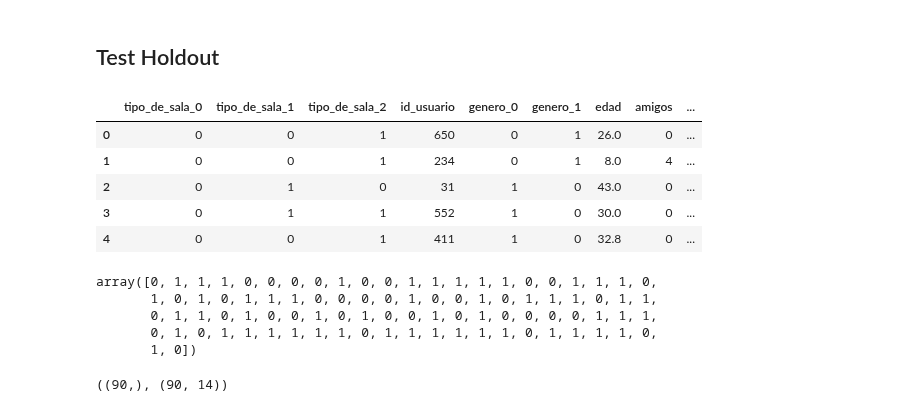
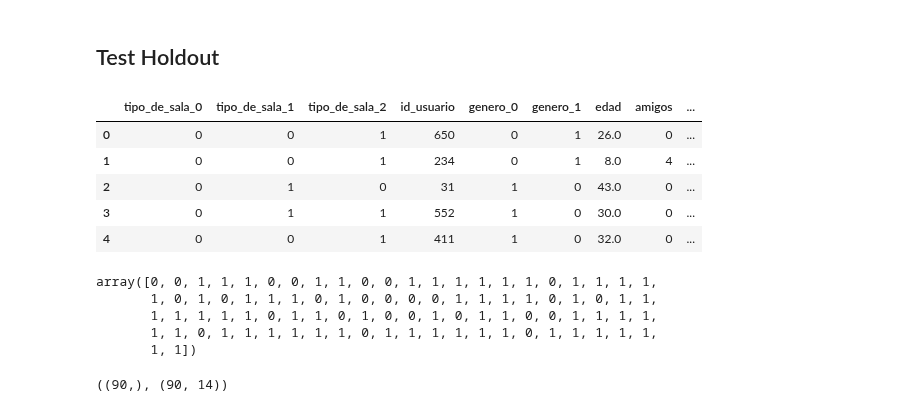
Before and after one commit to JuanOpizzi/Datos-2020-2c, a Jupyter notebook: TP2/bagging.ipynb, the cells around one changed output. Drawn from its saved outputs; the diff is of its cells as text; code cells hidden in the pictures.

```diff
--- a/TP2/GradientBoosting.ipynb
+++ b/TP2/bagging.ipynb
@@ -180,26 +199,26 @@ plot_confusion_matrix(y_test, boosting.predict(X_test))
 holdout = 'https://drive.google.com/uc?export=download&id=1I980-_K9iOucJO26SG5_M8RELOQ5VB6A'
 # %%
 df_h = generate_holdout_dataset(holdout)
-df_h = replace_nulls_edad(df_h, 'media')
+df_h = replace_nulls_edad(df_h, 'mediana')
 df_h = encodear_atributos_categoricos(df_h)
 df_h = df_h.drop(['volveria'], axis=1)
 df_h.head()
 # %% [output]
 |  | tipo_de_sala_0 | tipo_de_sala_1 | tipo_de_sala_2 | id_usuario | genero_0 | genero_1 | edad | amigos | ... |
 | 0 | 0 | 0 | 1 | 650 | 0 | 1 | 26.0 | 0 | ... |
 | 1 | 0 | 0 | 1 | 234 | 0 | 1 | 8.0 | 4 | ... |
 | 2 | 0 | 1 | 0 | 31 | 1 | 0 | 43.0 | 0 | ... |
 | 3 | 0 | 1 | 1 | 552 | 1 | 0 | 30.0 | 0 | ... |
-| 4 | 0 | 0 | 1 | 411 | 1 | 0 | 32.8 | 0 | ... |
+| 4 | 0 | 0 | 1 | 411 | 1 | 0 | 32.0 | 0 | ... |
 # %%
-y_pred = boosting.predict(df_h)
+y_pred = bagging.predict(df_h)
 y_pred
 # %% [output]
-array([0, 1, 1, 1, 0, 0, 0, 0, 1, 0, 0, 1, 1, 1, 1, 1, 0, 0, 1, 1, 1, 0,
-       1, 0, 1, 0, 1, 1, 1, 0, 0, 0, 0, 1, 0, 0, 1, 0, 1, 1, 1, 0, 1, 1,
-       0, 1, 1, 0, 1, 0, 0, 1, 0, 1, 0, 0, 1, 0, 1, 0, 0, 0, 0, 1, 1, 1,
-       0, 1, 0, 1, 1, 1, 1, 1, 1, 0, 1, 1, 1, 1, 1, 1, 0, 1, 1, 1, 1, 0,
-       1, 0])
+array([0, 0, 1, 1, 1, 0, 0, 1, 1, 0, 0, 1, 1, 1, 1, 1, 1, 0, 1, 1, 1, 1,
+       1, 0, 1, 0, 1, 1, 1, 0, 1, 0, 0, 0, 0, 1, 1, 1, 1, 0, 1, 0, 1, 1,
+       1, 1, 1, 1, 1, 0, 1, 1, 0, 1, 0, 0, 1, 0, 1, 1, 0, 0, 1, 1, 1, 1,
+       1, 1, 0, 1, 1, 1, 1, 1, 1, 0, 1, 1, 1, 1, 1, 1, 0, 1, 1, 1, 1, 1,
+       1, 1])
 # %%
 (y_pred.shape, df_h.shape)
 # %% [output]
```
Also changed, not shown: parts of 35 cells of this notebook, 12 other files.
